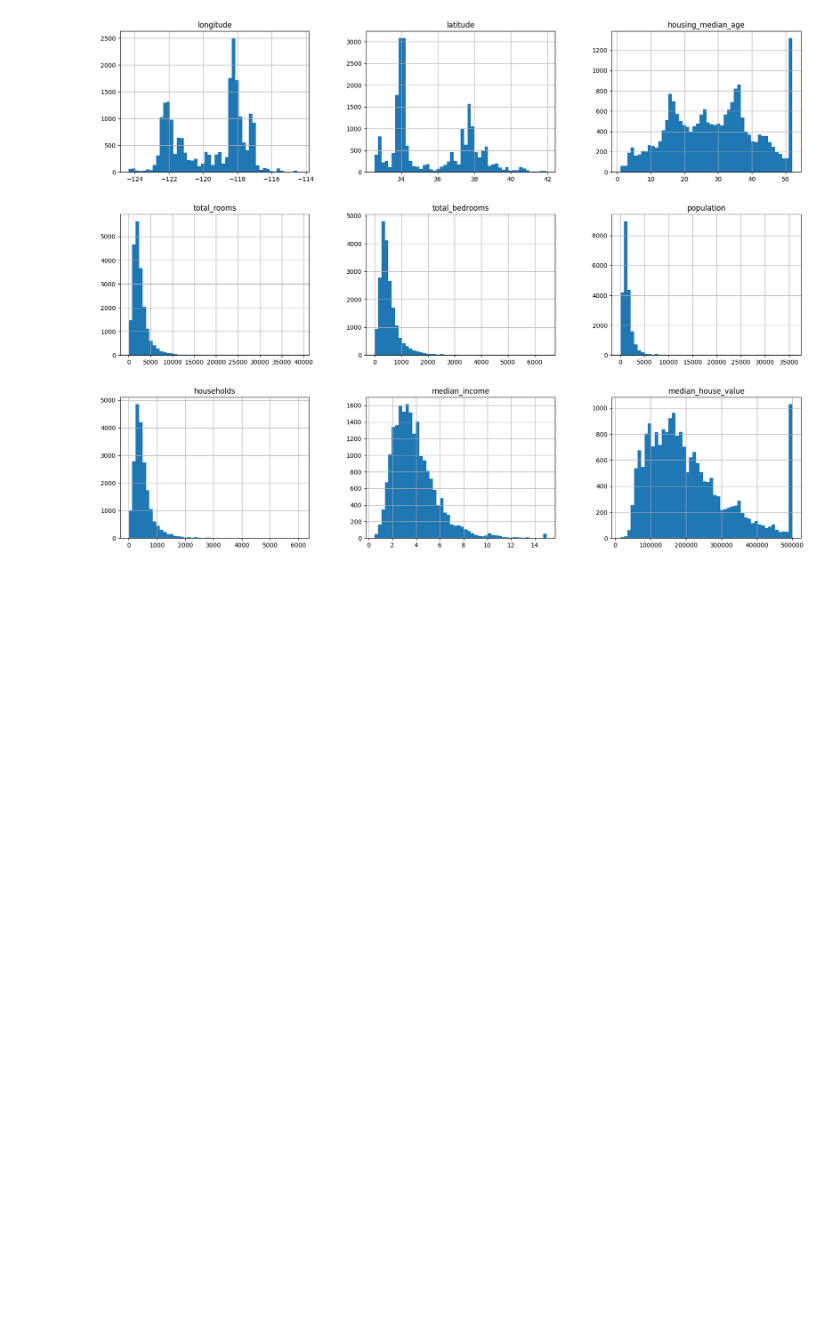
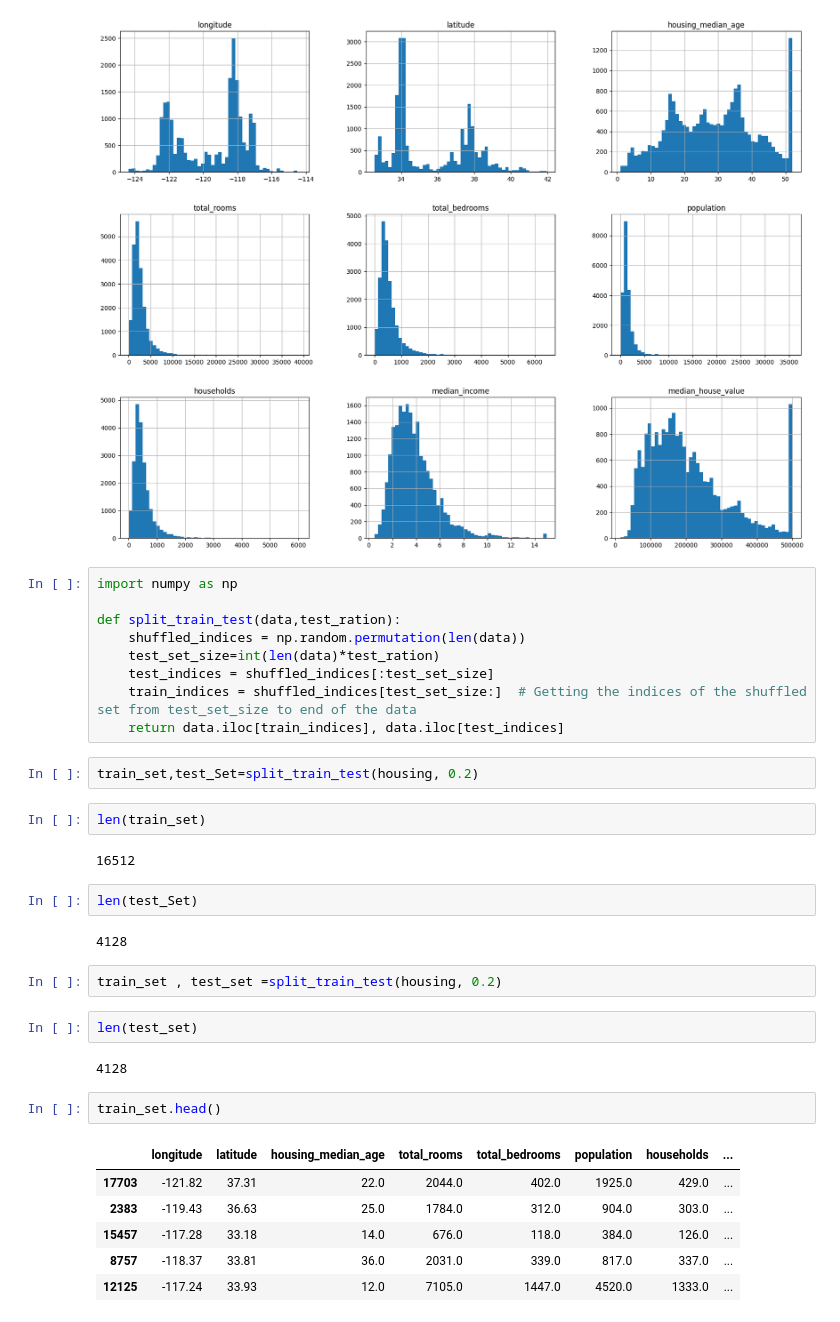
Before and after one commit to sandun7787/NearBay-Housing-Prediction, a Jupyter notebook: My_First_Code.ipynb, the cells around one changed output. Saved outputs shown, nothing was run; the diff lists cells and outputs as text; blank space fills up the shorter version.

```diff
--- a/My_First_Code.ipynb
+++ b/My_First_Code.ipynb
@@ -121,3 +121,37 @@ housing.hist(bins =50,figsize=(20,15))
 plt.show()
 # %% [output]
 [figure]
+# %%
+import numpy as np
+
+def split_train_test(data,test_ration):
+    shuffled_indices = np.random.permutation(len(data))
+    test_set_size=int(len(data)*test_ration)
+    test_indices = shuffled_indices[:test_set_size]
+    train_indices = shuffled_indices[test_set_size:]  # Getting the indices of the shuffled set from test_set_size to end of the data
+    return data.iloc[train_indices], data.iloc[test_indices]
+# %%
+train_set,test_Set=split_train_test(housing, 0.2)
+# %%
+len(train_set)
+# %% [output]
+16512
+# %%
+len(test_Set)
+# %% [output]
+4128
+# %%
+train_set , test_set =split_train_test(housing, 0.2)
+# %%
+len(test_set)
+# %% [output]
+4128
+# %%
+train_set.head()
+# %% [output]
+|  | longitude | latitude | housing_median_age | total_rooms | total_bedrooms | population | households | ... |
+| 17703 | -121.82 | 37.31 | 22.0 | 2044.0 | 402.0 | 1925.0 | 429.0 | ... |
+| 2383 | -119.43 | 36.63 | 25.0 | 1784.0 | 312.0 | 904.0 | 303.0 | ... |
+| 15457 | -117.28 | 33.18 | 14.0 | 676.0 | 118.0 | 384.0 | 126.0 | ... |
+| 8757 | -118.37 | 33.81 | 36.0 | 2031.0 | 339.0 | 817.0 | 337.0 | ... |
+| 12125 | -117.24 | 33.93 | 12.0 | 7105.0 | 1447.0 | 4520.0 | 1333.0 | ... |
```
Also changed, not shown: parts of 21 cells of this notebook.
